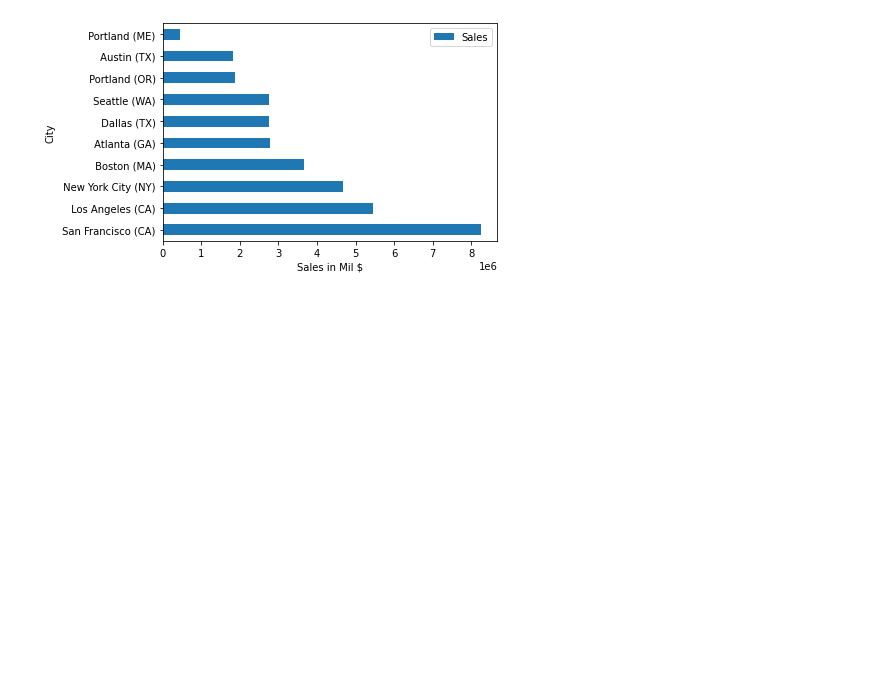
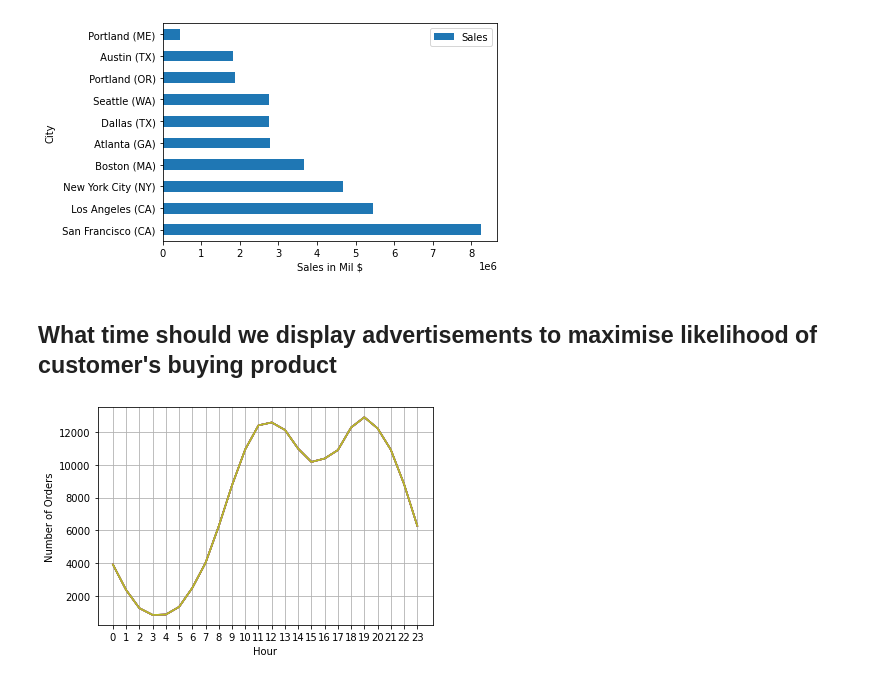
Before and after one commit to jimcrews/my-py-notebooks, a Jupyter notebook: Sales_Analysis.ipynb, the cells around one changed output. Cells and saved outputs as stored; diff of their text form; code cells hidden in the pictures; blank space fills up the shorter version.

```diff
--- a/Sales_Analysis.ipynb
+++ b/Sales_Analysis.ipynb
@@ -144,3 +149,16 @@ ax.set_xlabel("Sales in Mil $")
 # %% [output]
 Text(0.5, 0, 'Sales in Mil $')
 [figure]
+# %% [markdown]
+## What time should we display advertisements to maximise likelihood of customer's buying product
+# %%
+hours = [hour for hour, df in df.groupby('Hour')]
+
+plt.plot(hours, df.groupby(['Hour']).count())
+plt.xticks(hours)
+plt.grid()
+plt.xlabel('Hour')
+plt.ylabel('Number of Orders')
+plt.show()
+# %% [output]
+[figure, added]
```
Also changed, not shown: parts of 5 cells of this notebook, 1 other file.
